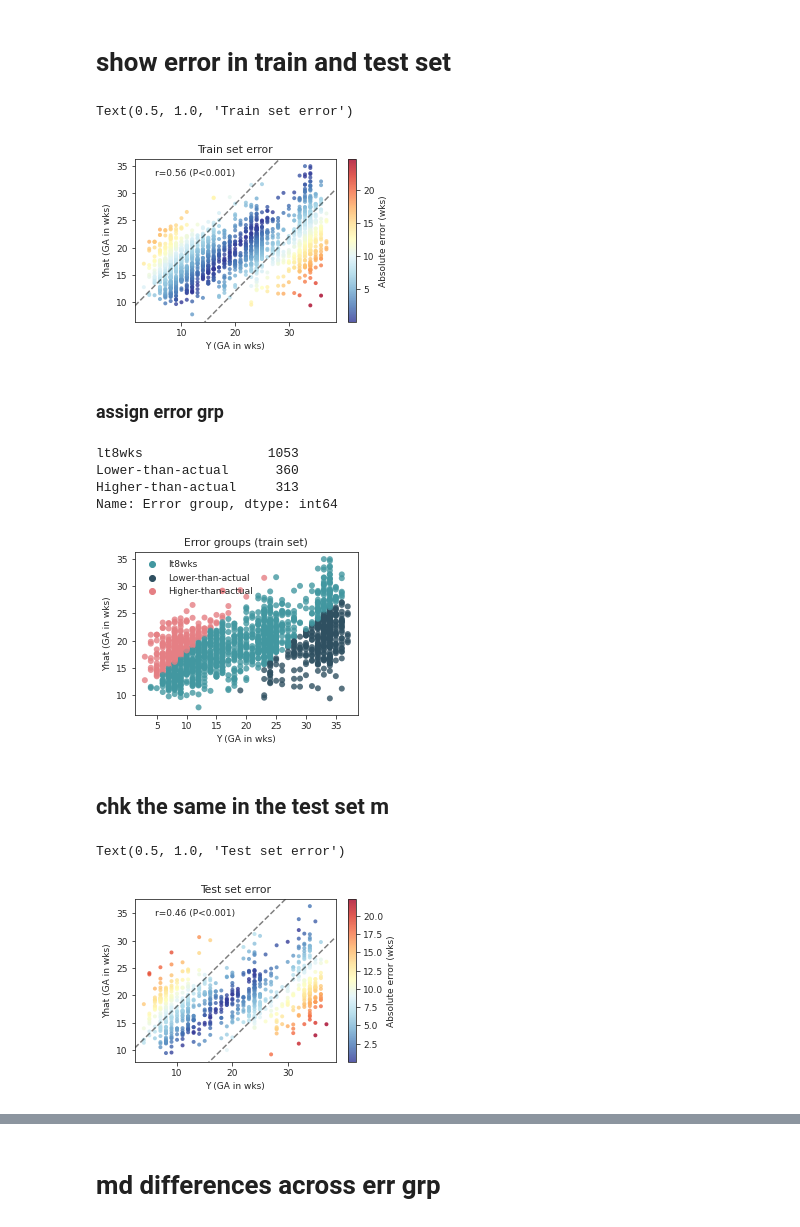
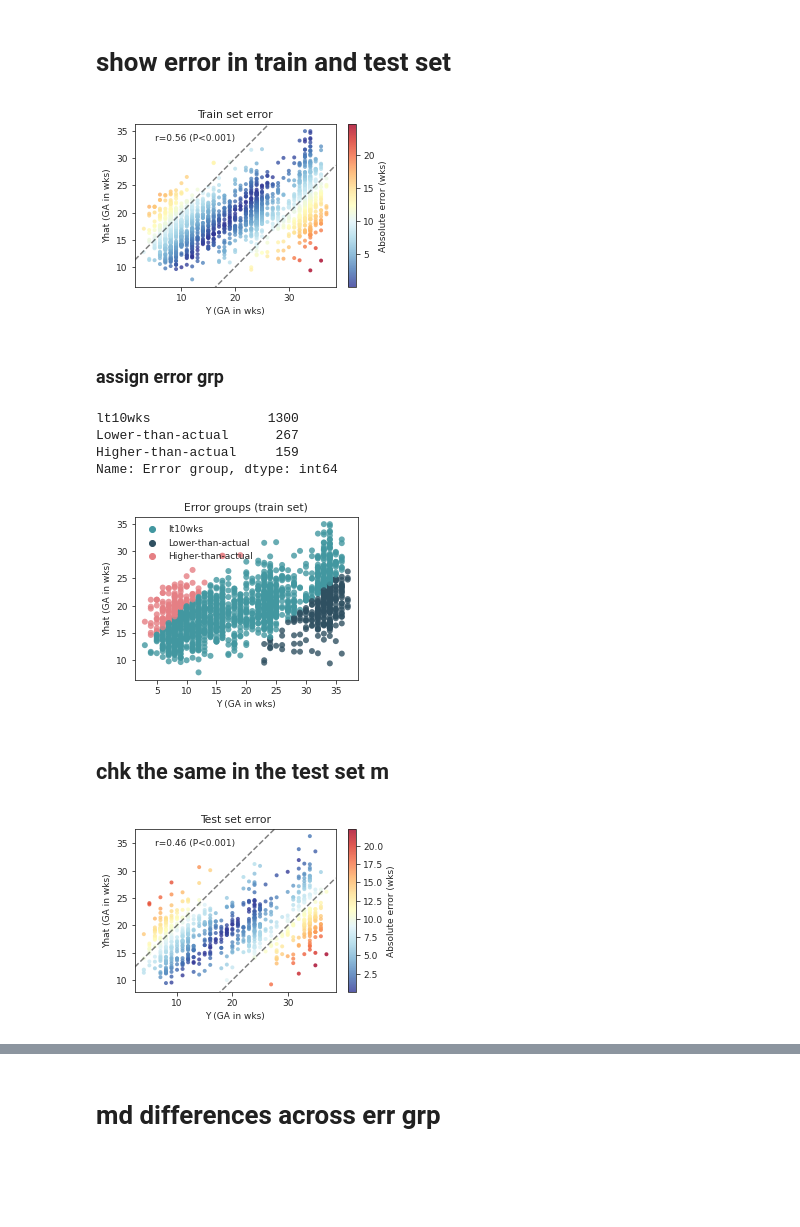
Before and after one commit to nealgravindra/wearables, a Jupyter notebook: notebooks/eval_error_analysis.ipynb, the cells around one changed output, grey strips where cells are left out. Saved outputs shown, nothing was run; the diff lists cells and outputs as text; code cells hidden in the pictures; blank space fills up the shorter version.

Commit message:
initial runs for predictability v. difference in error groups

```diff
--- a/notebooks/eval_error_analysis.ipynb
+++ b/notebooks/eval_error_analysis.ipynb
@@ -70,7 +70,9 @@ if False:
 # %%
 # define parameters
 idxs = trainer.data.train_ids
-threshold = 8 # for error groups
+threshold = 10 # for error groups
+
+savefigs = True
 # %%
 # parse data and plot
 y = md.loc[idxs, 'y']
@@ -92,9 +94,11 @@ ax.text(0.1, 0.9, 'r={:.2f} ({})'.format(rho, p_txt), transform=ax.transAxes)
 ax.set_xlabel('Y (GA in wks)')
 ax.set_ylabel('Yhat (GA in wks)')
 ax.set_title('Train set error')
+
+if savefigs:
+    fig.savefig(os.path.join(pfp, 'scatter_yhatVy_train.pdf'), bbox_inches='tight')
 # %% [output]
-Text(0.5, 1.0, 'Train set error')
-[figure, old version]
+[figure, new version]
 # %% [markdown]
 ### assign error grp
 # %%
@@ -104,9 +108,9 @@ md.loc[(md['error'] <= -threshold), 'Error group'] = 'Lower-than-actual'
 # %%
 md.loc[idxs, 'Error group'].value_counts()
 # %% [output]
-lt8wks                1053
-Lower-than-actual      360
-Higher-than-actual     313
+lt10wks               1300
+Lower-than-actual      267
+Higher-than-actual     159
 Name: Error group, dtype: int64
 # %%
 errgrp_cmap = {'lt{}wks'.format(threshold): '#4297A0', # green
@@ -116,12 +120,15 @@ errgrp_cmap = {'lt{}wks'.format(threshold): '#4297A0', # green
 # %%
 fig, ax = plt.subplots(1, 1, figsize=(4, 3))
 sns.scatterplot(x='y', y='yhat', hue='Error group', data=md.loc[idxs], palette=errgrp_cmap, linewidth=0, alpha=0.8, ax=ax)
 ax.set_xlabel('Y (GA in wks)')
 ax.set_ylabel('Yhat (GA in wks)')
 ax.set_title('Error groups (train set)')
 ax.legend().set_title('')
+
+if savefigs:
+    fig.savefig(os.path.join(pfp, 'scatter_yhatVy_train_errorgroups.pdf'), bbox_inches='tight')
 # %% [output]
-[figure, old version]
+[figure, new version]
 # %% [markdown]
 ## chk the same in the test set m
 # %%
@@ -148,9 +155,11 @@ ax.text(0.1, 0.9, 'r={:.2f} ({})'.format(rho, p_txt), transform=ax.transAxes)
 ax.set_xlabel('Y (GA in wks)')
 ax.set_ylabel('Yhat (GA in wks)')
 ax.set_title('Test set error')
+
+if savefigs:
+    fig.savefig(os.path.join(pfp, 'scatter_yhatVy_test.pdf'), bbox_inches='tight')
 # %% [output]
-Text(0.5, 1.0, 'Test set error')
-[figure, old version]
+[figure, new version]
 # %%
 fig, ax = plt.subplots(1, 1, figsize=(4, 3))
 sns.scatterplot(x='y', y='yhat', hue='Error group', data=md.loc[idxs], palette=errgrp_cmap, linewidth=0, alpha=0.8, ax=ax)
```
Also changed, not shown: parts of 13 cells of this notebook, 2 other files.
